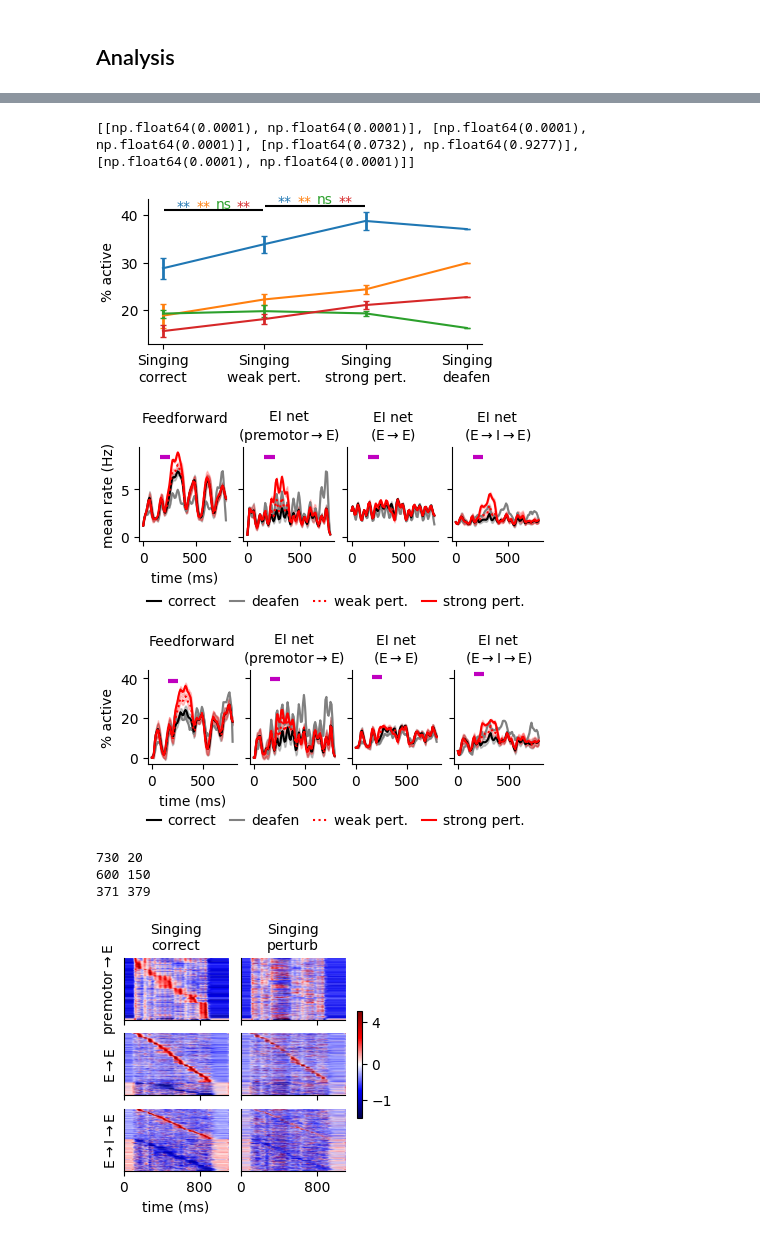
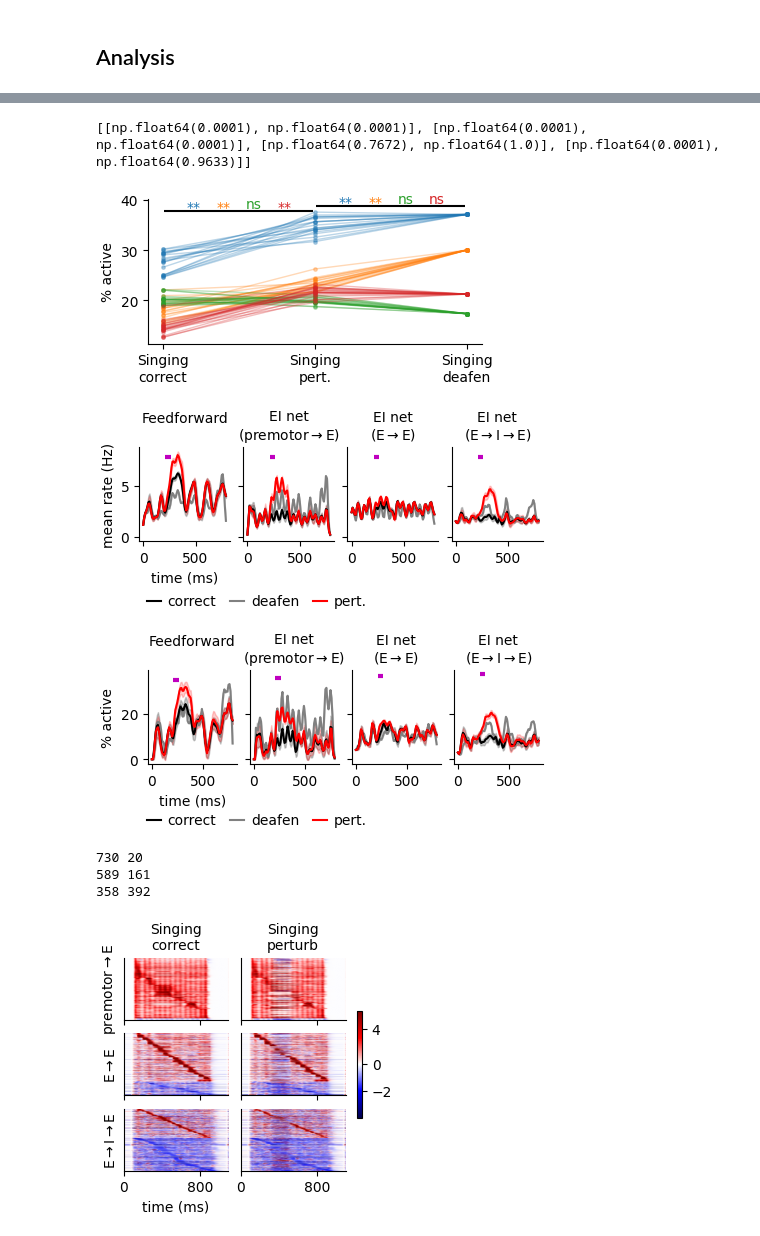
Before and after one commit to gongziyida/vocal-error-network, a Jupyter notebook: simulations/test_models.ipynb, the cells around one changed output, grey strips where cells are left out. Drawn from its saved outputs; the diff is of its cells as text; code cells hidden in the pictures.

```diff
--- a/simulations/test_models.ipynb
+++ b/simulations/test_models.ipynb
@@ -140,0 +127,11 @@ fig.savefig(os.path.join(IMG_DIR, 'deaf_diff_models_%s.svg' % POSTFIX))
+# %%
+test_names = dict(pert='singing pert.', deaf='singing deaf.')
+model_names = ('Feedforward\n', 'EI net\n(premotor$\\to$E)',
+               'EI net\n(E$\\to$E)', 'EI net\n(E$\\to$I$\\to$E)')
+fig, ax = plt.subplots(1, figsize=(4,2))
+for k, d in dist.items():
+    ax.plot(d, marker='o', label=test_names[k])
+ax.set(ylabel='Wasserstein distance\nwith experiment')
+ax.set(xticks=[0,1,2,3], xticklabels=model_names)
+ax.legend(title='singing correct vs')
+fig.savefig(os.path.join(IMG_DIR, 'wasserstein_%s.svg' % POSTFIX), dpi=300)
@@ -141,101 +140,94 @@ fig.savefig(os.path.join(IMG_DIR, 'deaf_diff_models_%s.svg' % POSTFIX))
 # %%
-ls = ['Singing\ncorrect', 'Singing\nweak pert.',
-      'Singing\nstrong pert.', 'Singing\ndeafen']
+ls = ['Singing\ncorrect', 'Singing\npert.', 'Singing\ndeafen']
 fig, ax = plt.subplots(1, figsize=(4, 2))
 def statistic(x, y):
     return x.mean() - y.mean()
 pvs = []
-for i, (m, l) in enumerate(zip(('FF', 'EI', 'EIrecEE', 'EIrecEI'), ls)):
+for i in range(4):
     color = 'C%d' % i
     t0, t1 = PERT_T0+T_pre, PERT_T1+T_pre
-    # data = [(res[k][i][:,t0:t1,:NE].mean(axis=1)>5).mean(axis=-1)*100
-    #         for k in ('ctrl', 'pert_weak', 'pert_strong', 'deaf')]
     data = [(res[k][i][:,t0:t1,:NE]>3).mean(axis=(1,2))*100
-            for k in ('ctrl', 'pert_weak', 'pert_strong', 'deaf')]
+            for k in ('ctrl', 'pert', 'deaf')]
     data = np.stack(data)
-    ax.errorbar([0,1,2,3], data.mean(axis=1), yerr=data.std(axis=1),
-                capsize=2, elinewidth=2, c=color)
+    ax.plot([0,1,2], data, marker='.', ms=5, color=color, alpha=0.3, lw=1)
     pvs.append([permutation_test([data[0], data[1]], statistic, alternative='less').pvalue,
                 permutation_test([data[1], data[2]], statistic, alternative='less').pvalue])
 print(pvs)
 y = ax.get_ylim()[1]-1
 ax.hlines([y, y+1], [0.01, 1.01], [0.99, 1.99], color='k')
-for i in range(4): # 3 models
+for i in range(4):
     for j, pv in enumerate(pvs[i]):
         if pv < 0.05:
             ax.text(j+0.5+(i-1.5)*0.2, y+j,
                     '*' if pv > 0.01 else '**', ha='center', c='C%d'%i)
         else:
             ax.text(j+0.5+(i-1.5)*0.2, y+0.5+j, 'ns', ha='center', c='C%d'%i)
-ax.set(xticks=[0,1,2,3], xticklabels=ls, ylabel='% active')
+ax.set(xticks=[0,1,2], xticklabels=ls, ylabel='% active')
 fig.savefig(os.path.join(IMG_DIR, 'percent_active_%s.svg' % POSTFIX))
 # %% [output]
-[[np.float64(0.0001), np.float64(0.0001)], [np.float64(0.0001), np.float64(0.0001)], [np.float64(0.0732), np.float64(0.9277)], [np.float64(0.0001), np.float64(0.0001)]]
+[[np.float64(0.0001), np.float64(0.0001)], [np.float64(0.0001), np.float64(0.0001)], [np.float64(0.7672), np.float64(1.0)], [np.float64(0.0001), np.float64(0.9633)]]
-[figure, old version]
+[figure, new version]
 # %%
 fig, ax = plt.subplots(1, 4, figsize=(4.5,2), sharey='all')
 ls = ['Feedforward\n', 'EI net\n(premotor$\\to$E)',
       'EI net\n(E$\\to$E)', 'EI net\n(E$\\to$I$\\to$E)']
 ts = np.arange(0, T_song, 10)
 for i, k in enumerate(ls):
-    for j, c in zip(('deaf', 'ctrl', 'pert_weak', 'pert_strong'), ('grey', 'k', 'r', 'r')):
+    for j, c in zip(('deaf', 'ctrl', 'pert'), ('grey', 'k', 'r')):
         aux = res[j][i][:,T_pre:-T_post:10,:NE].mean(axis=-1)
-        plot_mean_std(ax[i], aux.mean(axis=0), aux.std(axis=0), 0.2, c, xs=ts,
-                      ls=':' if j=='pert_weak' else '-')
+        plot_mean_std(ax[i], aux.mean(axis=0), aux.std(axis=0), 0.2, c, xs=ts)
     ax[i].set_rasterization_zorder(1.4)
     ax[i].set(title=k)
 
 m = (aud_real['pert_t0'].mean() + aud_real['pert_t1'].mean()) / 2
 for i in range(4):
-    ax[i].hlines(ax[0].get_ylim()[1]-1, m-50, m+50, lw=3, color='m')
+    ax[i].hlines(ax[0].get_ylim()[1]-1, m, m+50, lw=3, color='m')
 ax[0].set(xlabel='time (ms)\n', ylabel='mean rate (Hz)')
-for k, c in zip(('correct', 'deafen', 'weak pert.', 'strong pert.'), ('k', 'grey', 'r', 'r')):
-    ax[0].plot(0,0, c=c, ls=':' if k=='weak pert.' else '-', label=k)
+for k, c in zip(('correct', 'deafen', 'pert.'), ('k', 'grey', 'r')):
+    ax[0].plot(0,0, c=c, label=k)
 fig.legend(ncols=4, loc=(0.1, -0.01), labelspacing=0.5)
 fig.savefig(os.path.join(IMG_DIR, 'learn_real_mean_rates_%s.svg' % POSTFIX))
 # %% [output]
-[figure, old version]
+[figure, new version]
 # %%
 fig, ax = plt.subplots(1, 4, figsize=(4.5,2), sharey='all')
 ls = ['Feedforward\n', 'EI net\n(premotor$\\to$E)',
       'EI net\n(E$\\to$E)', 'EI net\n(E$\\to$I$\\to$E)']
 for i, k in enumerate(ls):
-    for j, c in zip(('deaf', 'ctrl', 'pert_weak', 'pert_strong'), ('grey', 'k', 'r', 'r')):
+    for j, c in zip(('deaf', 'ctrl', 'pert'), ('grey', 'k', 'r', 'r')):
         aux = (res[j][i][:,T_pre:-T_post:10,:NE] > 5).mean(axis=-1) * 100
-        plot_mean_std(ax[i], aux.mean(axis=0), aux.std(axis=0), 0.2, c, xs=ts,
-                      ls=':' if j=='pert_weak' else '-')
+        plot_mean_std(ax[i], aux.mean(axis=0), aux.std(axis=0), 0.2, c, xs=ts)
     ax[i].set_rasterization_zorder(1.4)
     ax[i].set(title=k)
 m = (aud_real['pert_t0'].mean() + aud_real['pert_t1'].mean()) / 2
 for i in range(4):
-    ax[i].hlines(ax[0].get_ylim()[1]-1, m-50, m+50, lw=3, color='m')
+    ax[i].hlines(ax[0].get_ylim()[1]-1, m, m+50, lw=3, color='m')
 ax[0].set(xlabel='time (ms)\n', ylabel='% active')
-for k, c in zip(('correct', 'deafen', 'weak pert.', 'strong pert.'), ('k', 'grey', 'r', 'r')):
-    ax[0].plot(0,0, c=c, ls=':' if k=='weak pert.' else '-', label=k)
+for k, c in zip(('correct', 'deafen', 'pert.'), ('k', 'grey', 'r')):
+    ax[0].plot(0,0, c=c, label=k)
 fig.legend(ncols=4, loc=(0.1, 0), labelspacing=0.5)
 fig.savefig(os.path.join(IMG_DIR, 'learn_real_sparsity_%s.svg' % POSTFIX))
 # %% [output]
-[figure, old version]
+[figure, new version]
 # %%
-ks = ('ctrl', 'pert_strong')
+ks = ('ctrl', 'pert')
 titles = ['Singing\ncorrect', 'Singing\nperturb']
 
 fig, ax = plt.subplots(3, len(titles), sharex='all', sharey='all', figsize=(3,3))
 
-zs = {k: [normalize(res[k][i][0], 0) for i in (1,2,3)] for k in ks[:2]}
-idxs = [temporal_sort(z, by='dmean', t0=100)[1] for z in zs['ctrl']]
-norm = TwoSlopeNorm(0, -1.5, 5)
+idxs = [temporal_sort(z, by='dmean', t0=100)[1] for z in res_trial_avg['ctrl'][1:]]
+norm = TwoSlopeNorm(0, -4, 6)
 for i, k in enumerate(ks):
     ax[0,i].set_title(titles[i])
     for j, idx in enumerate(idxs):
-        im = ax[j,i].imshow(zs[k][j][:,idx].T, cmap='seismic', norm=norm)
-cbar = fig.colorbar(im, ax=ax, ticks=[-1, 0, 4], shrink=0.5)
+        im = ax[j,i].imshow(res_trial_avg[k][j+1][:,idx].T, cmap='seismic', norm=norm)
+cbar = fig.colorbar(im, ax=ax, ticks=[-2, 0, 4], shrink=0.5)
 ax[0,0].set(ylabel=r'premotor$\to$E')
 ax[1,0].set(ylabel=r'E$\to$E')
 ax[2,0].set(xticks=[0, 800], yticks=[], xlabel='time (ms)', ylabel=r'E$\to$I$\to$E')
 fig.savefig(os.path.join(IMG_DIR, 'raster_%s.svg' % POSTFIX))
 # %% [output]
 730 20
-600 150
-371 379
+589 161
+358 392
-[figure, old version]
+[figure, new version]
```
Also changed, not shown: parts of 10 cells of this notebook, 1 other file.
